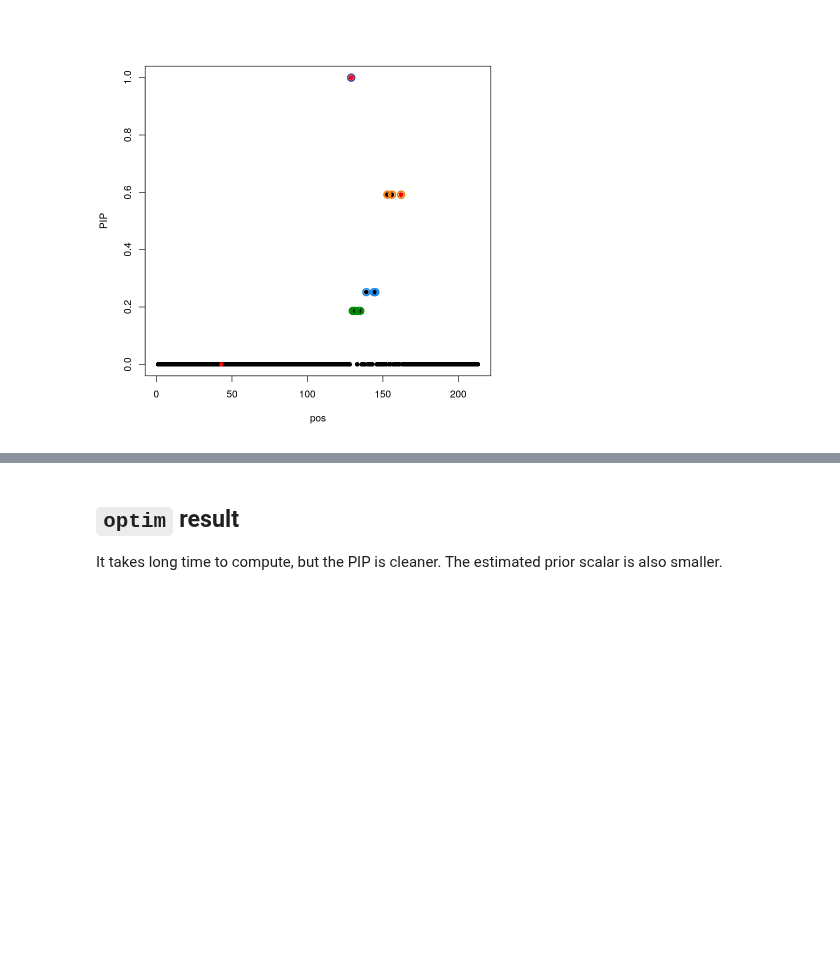
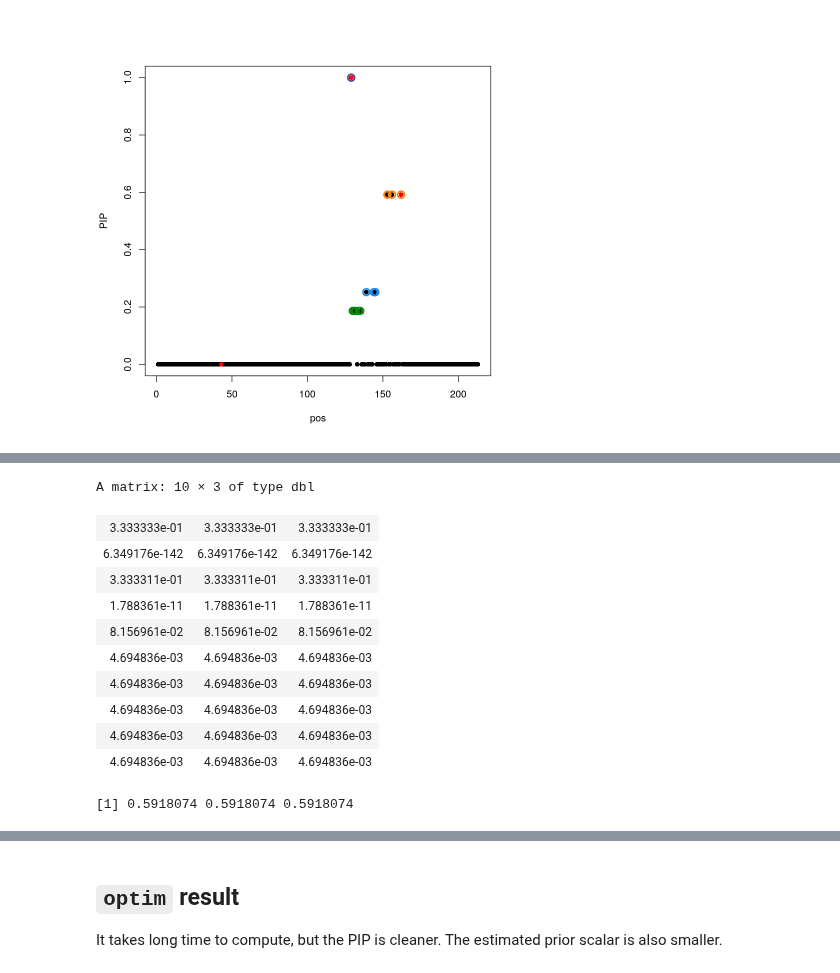
Before and after one commit to stephenslab/mvsusieR, a Jupyter notebook: inst/prototypes/em_optim_est_prior.ipynb, the cells around one changed output, grey strips where cells are left out. Cells and saved outputs as stored; diff of their text form; code cells hidden in the pictures; blank space fills up the shorter version.

```diff
--- a/inst/prototypes/em_optim_est_prior.ipynb
+++ b/inst/prototypes/em_optim_est_prior.ipynb
@@ -32,0 +181,18 @@ susieR::susie_plot(result, y='PIP',b=rowSums(meta$true_coef))
+# %%
+result$alpha[,c(153,156,162)]
+# %% [output]
+A matrix: 10 × 3 of type dbl
+| 3.333333e-01 | 3.333333e-01 | 3.333333e-01 |
+| 6.349176e-142 | 6.349176e-142 | 6.349176e-142 |
+| 3.333311e-01 | 3.333311e-01 | 3.333311e-01 |
+| 1.788361e-11 | 1.788361e-11 | 1.788361e-11 |
+| 8.156961e-02 | 8.156961e-02 | 8.156961e-02 |
+| 4.694836e-03 | 4.694836e-03 | 4.694836e-03 |
+| 4.694836e-03 | 4.694836e-03 | 4.694836e-03 |
+| 4.694836e-03 | 4.694836e-03 | 4.694836e-03 |
+| 4.694836e-03 | 4.694836e-03 | 4.694836e-03 |
+| 4.694836e-03 | 4.694836e-03 | 4.694836e-03 |
+# %%
+result$pip[c(153,156,162)]
+# %% [output]
+[1] 0.5918074 0.5918074 0.5918074
```
Also changed, not shown: parts of 14 cells of this notebook, 9 other files.
